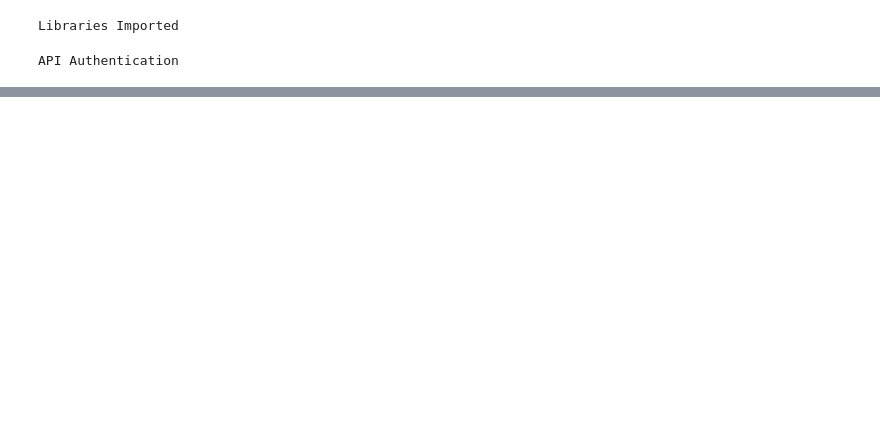
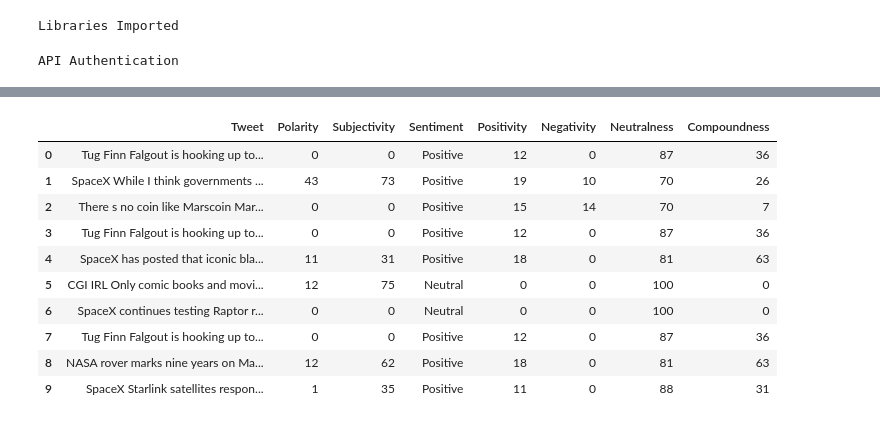
Before and after one commit to umangmystery/vanir, a Jupyter notebook: WIP_Sentiment_Analysis.ipynb, the cells around one changed output, grey strips where cells are left out. Cells and saved outputs as stored; diff of their text form; code cells hidden in the pictures; blank space fills up the shorter version.

```diff
--- a/WIP_Sentiment_Analysis.ipynb
+++ b/WIP_Sentiment_Analysis.ipynb
@@ -66,10 +83,16 @@ def tweet_tokenizer(x) :
     for token in my_doc :
         tokens.append(token.text)
     return tokens
+# %%
+def percentage(part,whole):
+    return 100 * float(part)/float(whole)
 # %%
-keyword = input("Please enter keyword or hashtag to search: ")
-noOfTweet = int(input ("Please enter how many tweets to analyze: "))
-tweets = tweepy.Cursor(api.search, q=keyword).items(noOfTweet)
-tweet_list = []
-for tweet in tweets :
-    tweet_list.append(tweet.text)
+def get_tweets(keyword, noOfTweet) :
+    tweets = tweepy.Cursor(api.search,q=keyword, lang="en").items(noOfTweet)
+    tweet_list = []
+    cleaned_tweets_list = []
+    for tweet in tweets :
+        tweet_list.append(tweet.text)
+        cleaned_tweet = tweet_cleaning(tweet.text)
+        cleaned_tweets_list.append(cleaned_tweet)
+    return tweet_list,cleaned_tweets_list
@@ -130,0 +219,14 @@ Subjectivity 0.0
+# %%
+df_tweetdata.head(20)
+# %% [output]
+|  | Tweet | Polarity | Subjectivity | Sentiment | Positivity | Negativity | Neutralness | Compoundness |
+| 0 | Tug Finn Falgout is hooking up to... | 0 | 0 | Positive | 12 | 0 | 87 | 36 |
+| 1 | SpaceX While I think governments ... | 43 | 73 | Positive | 19 | 10 | 70 | 26 |
+| 2 | There s no coin like Marscoin Mar... | 0 | 0 | Positive | 15 | 14 | 70 | 7 |
+| 3 | Tug Finn Falgout is hooking up to... | 0 | 0 | Positive | 12 | 0 | 87 | 36 |
+| 4 | SpaceX has posted that iconic bla... | 11 | 31 | Positive | 18 | 0 | 81 | 63 |
+| 5 | CGI IRL Only comic books and movi... | 12 | 75 | Neutral | 0 | 0 | 100 | 0 |
+| 6 | SpaceX continues testing Raptor r... | 0 | 0 | Neutral | 0 | 0 | 100 | 0 |
+| 7 | Tug Finn Falgout is hooking up to... | 0 | 0 | Positive | 12 | 0 | 87 | 36 |
+| 8 | NASA rover marks nine years on Ma... | 12 | 62 | Positive | 18 | 0 | 81 | 63 |
+| 9 | SpaceX Starlink satellites respon... | 1 | 35 | Positive | 11 | 0 | 88 | 31 |
```
Also changed, not shown: parts of 26 cells of this notebook.
